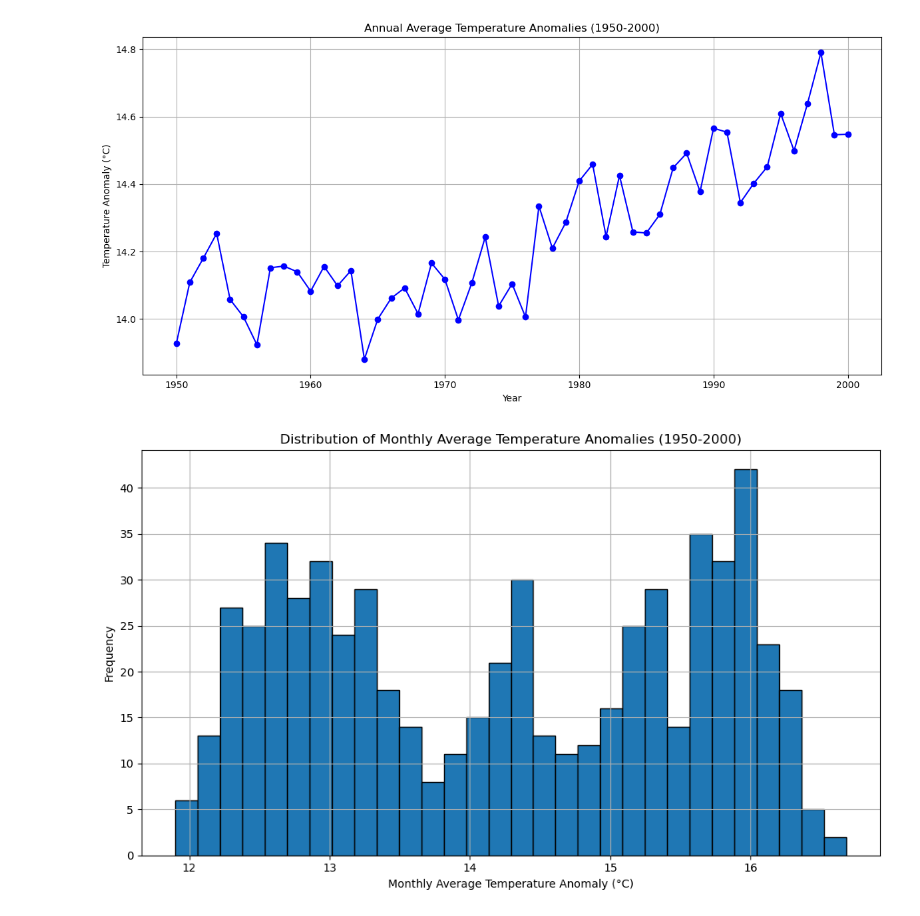
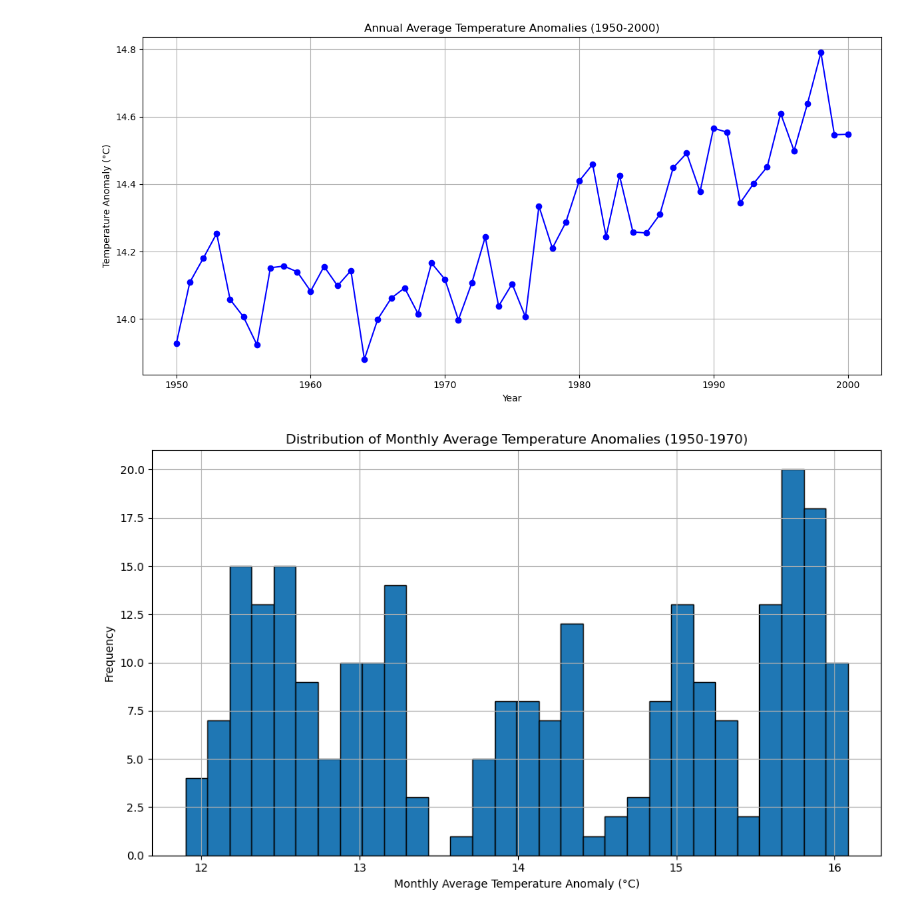
Before and after one commit to davidpaul24/CFR-2024, a Jupyter notebook: module_climate/00_intro_to_climate_answers.ipynb, the cells around one changed output. Drawn from its saved outputs; the diff is of its cells as text; code cells hidden in the pictures.

```diff
--- a/module_climate/00_intro_to_climate_answers.ipynb
+++ b/module_climate/00_intro_to_climate_answers.ipynb
@@ -268,23 +269,23 @@ See the caveats in the documentation: https://pandas.pydata.org/pandas-docs/stab
 # %%
 # Function to plot histogram of monthly average temperature anomalies for a specific range of years
 def plot_histogram(gast, start_year, end_year):
     # Filter data for the specified range of years
     gast_filtered = gast[(gast['Year'] >= start_year) & (gast['Year'] <= end_year)]
 
     # Histogram of monthly average temperature anomalies
     plt.figure(figsize=(10, 6))
     plt.hist(gast_filtered['Monthly Average'], bins=30, edgecolor='black')
     plt.title(f'Distribution of Monthly Average Temperature Anomalies ({start_year}-{end_year})')
     plt.xlabel('Monthly Average Temperature Anomaly (°C)')
-    plt.ylabel('Frequency')
+    plt.ylabel('Frequency')# change this to actaul perncetage
     plt.grid(True)
     plt.tight_layout()
     plt.show()
 
 # Example: Plotting for the period 1950-2000
-plot_histogram(gast, 1950, 2000)
+plot_histogram(gast, 1950, 1970)
 # %% [output]
-[figure, old version]
+[figure, new version]
 # %%
 # Function to plot yearly average temperature anomalies for a specific range of years
 def plot_yearly_average(gast, start_year, end_year):
```
Also changed, not shown: parts of 3 cells of this notebook.
